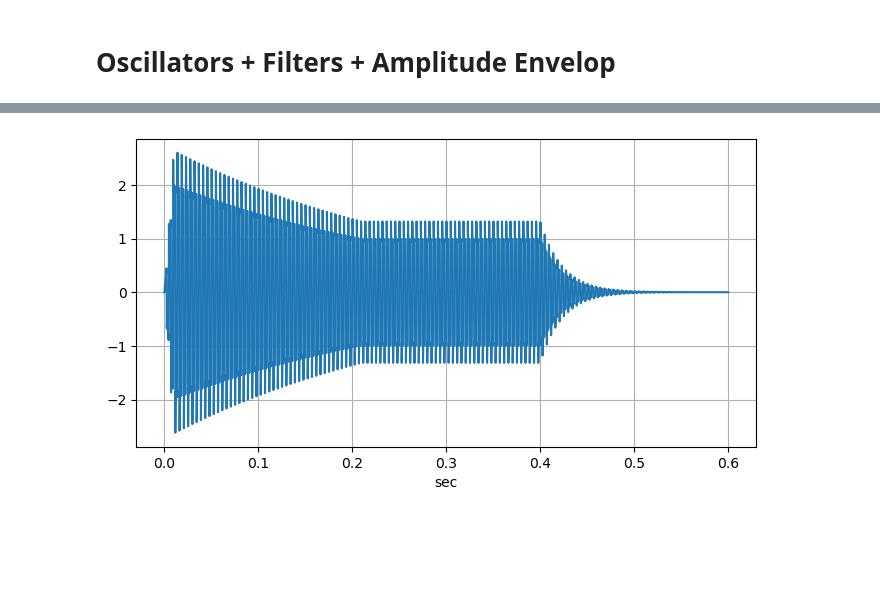
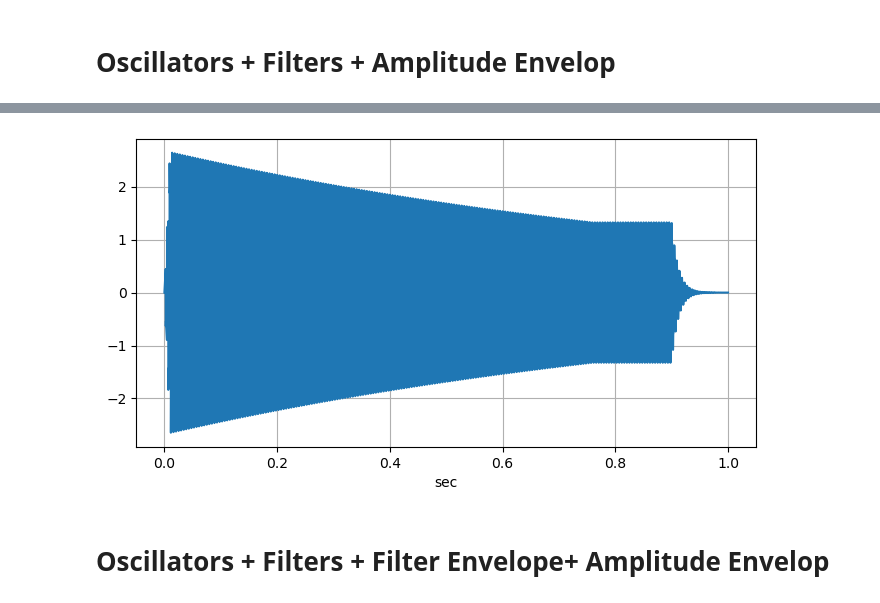
Before and after one commit to juhannam/ctp431-2023, a Jupyter notebook: python/02. Basic Sound Synthesis Units.ipynb, the cells around one changed output, grey strips where cells are left out. Drawn from its saved outputs; the diff is of its cells as text; code cells hidden in the pictures; blank space fills up the shorter version.

```diff
--- a/python/02. Basic Sound Synthesis Units.ipynb
+++ b/python/02. Basic Sound Synthesis Units.ipynb
@@ -300,7 +358,7 @@ ipd.Audio(x_note, rate=fs)
 # %% [markdown]
 # Filters
 # %%
-def res_lowpass(x, cutoff_freq, Q, fs):
+def res_lowpass(cutoff_freq, Q, fs):
 # x: input signal
 # cutoff_freq: cut-off frquency, Hz
 # Q: resonance, a small positive value (e.g. 0.001)to +inf
@@ -311,9 +369,7 @@ def res_lowpass(x, cutoff_freq, Q, fs):
     b = [(1-np.cos(theta)), 2*(1-np.cos(theta)), (1-np.cos(theta))]
     a = [(1+alpha), -2*np.cos(theta), (1-alpha)]
 
-    # apply the filter
-    y = signal.lfilter(b,a,x)
-    return y
+    return b,a
 
 
 def res_highpass(x, cutoff_freq, Q, fs):
@@ -327,9 +383,7 @@ def res_highpass(x, cutoff_freq, Q, fs):
     b = [(1+np.cos(theta)), -2*(1+np.cos(theta)), (1+np.cos(theta))]
     a = [(1+alpha), -2*np.cos(theta), (1-alpha)]
 
-    # apply the filter
-    y = signal.lfilter(b,a,x)
-    return y
+    return b,a
 
 
 def res_bandpass(x, cutoff_freq, Q, fs):
@@ -343,37 +397,44 @@ def res_bandpass(x, cutoff_freq, Q, fs):
     b = [alpha, 0, -alpha]
     a = [(1+alpha), -2*np.cos(theta), (1-alpha)]
 
-    # apply the filter
-    y = signal.lfilter(b,a,x)
-    return y
+    return b,a
 # %% [markdown]
 # Oscillators + Filters + Amplitude Envelop
 # %%
 
 fs = 44100
 f0 = 220
-cutoff_freq = 2000
+cutoff_freq = 5000
 Q = 1
 
-note_dur = 0.4
-attack_time = 0.01
-decay_time = 0.2
-sustain_level = 0.5
-release_time = 0.2
+note_dur = 1.0
 
-# osc--> filter --> amp_envelop
-x_note = square_osc(f0, note_dur+release_time, fs)
-x_note = res_lowpass(x_note, cutoff_freq, Q, fs)
-amp_env = amp_envelop(note_dur, attack_time, decay_time, sustain_level, release_time, fs)
-x_note = amp_env*x_note[:len(env)]
+amp_attack_time = 0.01
+amp_decay_time = 0.75
+amp_sustain_level = 0.5
+amp_release_time = 0.1
+
+# osc
+x_note = square_osc(f0, note_dur, fs)
+
+# filter
+[b, a] = res_lowpass(cutoff_freq, Q, fs)
+x_note = signal.lfilter(b, a, x_note)
+
+# envelope
+amp_env = envelop(note_dur, amp_attack_time, amp_decay_time, amp_sustain_level, amp_release_time, fs)
+x_note = amp_env*x_note
 
 plt.figure(figsize=(8, 4))
 n= np.arange(len(x_note))
 plt.plot(n/fs, x_note)
 plt.grid(True)
 plt.xlabel('sec')
 
+
 ipd.Audio(x_note, rate=fs)
 # %% [output]
 [interactive output not drawn]
-[figure, old version]
+[figure, new version]
+# %% [markdown]
+# Oscillators + Filters + Filter Envelope+ Amplitude Envelop
```
Also changed, not shown: parts of 13 cells of this notebook.
